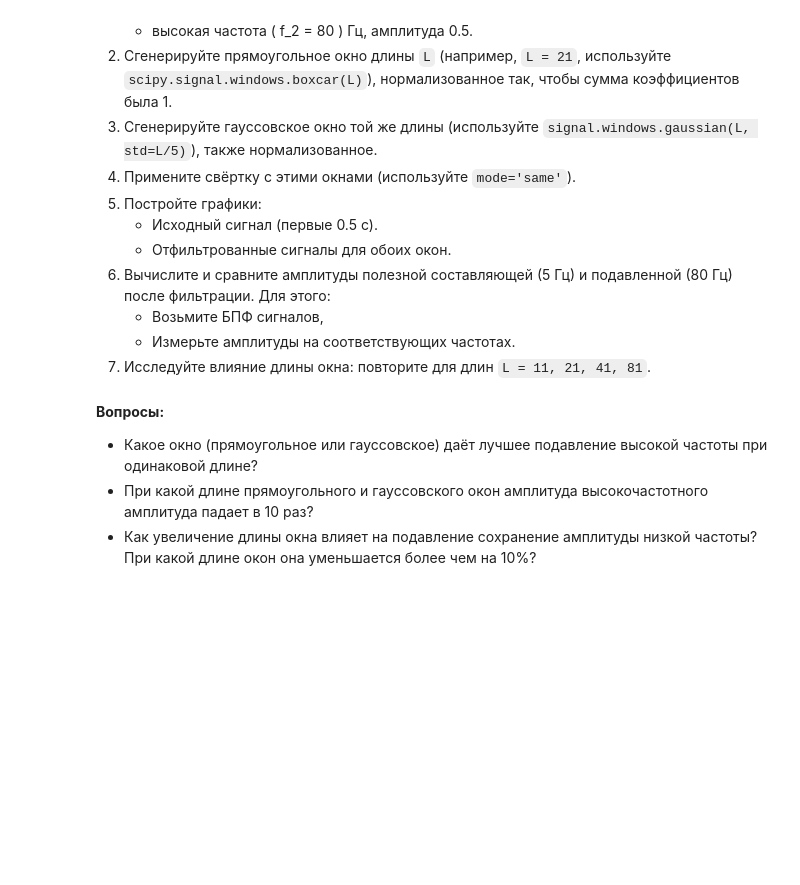
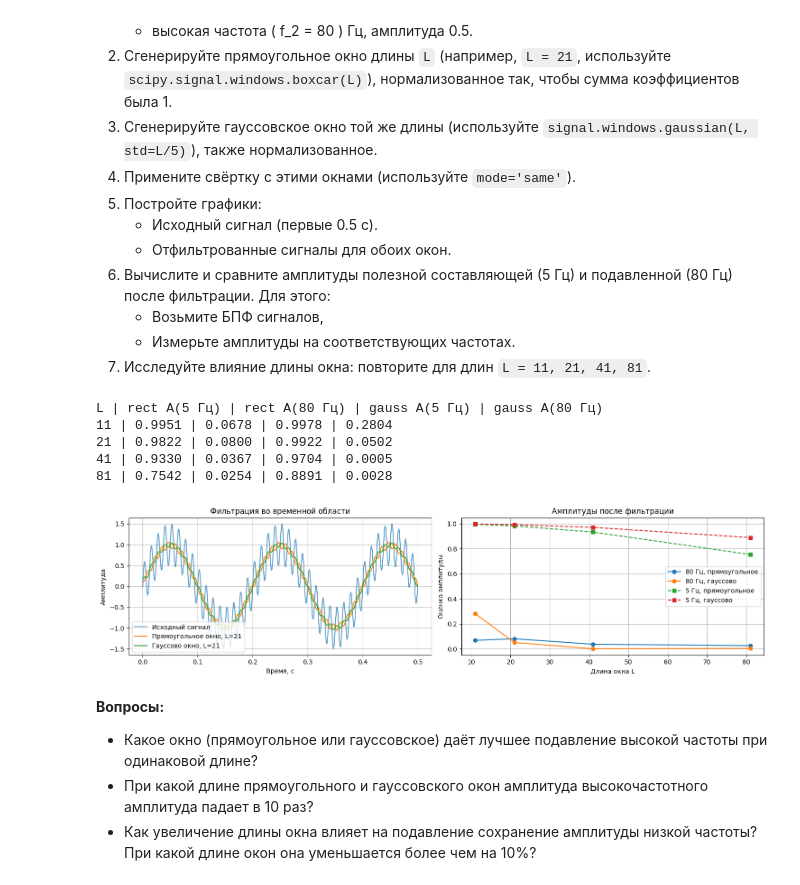
Before and after one commit to korzhimanov/dsp-seminars, a Jupyter notebook: seminars/kondakov_lab3.ipynb, the cells around one changed output. Saved outputs shown, nothing was run; the diff lists cells and outputs as text; code cells hidden in the pictures; blank space fills up the shorter version.

```diff
--- a/seminars/kondakov_lab3.ipynb
+++ b/seminars/kondakov_lab3.ipynb
@@ -120,71 +126,62 @@ print(f'RMSE между численным и аналитическим рез
 7. Исследуйте влияние длины окна: повторите для длин `L = 11, 21, 41, 81`.
 # %%
 fs = 1000
-duration = 2.0
-t = np.arange(0, duration, 1 / fs)
+t = np.arange(0, 2.0, 1 / fs)
 x = np.sin(2 * np.pi * 5 * t) + 0.5 * np.sin(2 * np.pi * 80 * t)
-
 lengths = [11, 21, 41, 81]
 
 
-def amplitude_at(signal_data, fs, target_freq):
-    spectrum = np.fft.rfft(signal_data)
-    freqs = np.fft.rfftfreq(len(signal_data), d=1 / fs)
-    idx = np.argmin(np.abs(freqs - target_freq))
-    return 2 * np.abs(spectrum[idx]) / len(signal_data)
+def amplitude_at(x, f):
+    spec = np.fft.rfft(x)
+    freqs = np.fft.rfftfreq(len(x), d=1 / fs)
+    i = np.argmin(np.abs(freqs - f))
+    return 2 * np.abs(spec[i]) / len(x)
 
 
 results = []
-example_signals = {}
 for L in lengths:
     rect = signal.windows.boxcar(L) / L
     gauss = signal.windows.gaussian(L, std=L / 5)
     gauss /= gauss.sum()
-
     y_rect = np.convolve(x, rect, mode='same')
     y_gauss = np.convolve(x, gauss, mode='same')
-
-    results.append({
-        'L': L,
-        'rect_5': amplitude_at(y_rect, fs, 5),
-        'rect_80': amplitude_at(y_rect, fs, 80),
-        'gauss_5': amplitude_at(y_gauss, fs, 5),
-        'gauss_80': amplitude_at(y_gauss, fs, 80),
-    })
-
-    if L == 21:
-        example_signals['rect'] = y_rect
-        example_signals['gauss'] = y_gauss
+    results.append((L, y_rect, y_gauss, amplitude_at(y_rect, 5), amplitude_at(y_rect, 80), amplitude_at(y_gauss, 5), amplitude_at(y_gauss, 80)))
 
 plot_mask = t <= 0.5
+L0, y_rect0, y_gauss0, *_ = next(row for row in results if row[0] == 21)
+
 fig, axes = plt.subplots(1, 2, figsize=(15, 4))
 axes[0].plot(t[plot_mask], x[plot_mask], label='Исходный сигнал', alpha=0.7)
-axes[0].plot(t[plot_mask], example_signals['rect'][plot_mask], label='Прямоугольное окно, L=21')
-axes[0].plot(t[plot_mask], example_signals['gauss'][plot_mask], label='Гауссово окно, L=21')
+axes[0].plot(t[plot_mask], y_rect0[plot_mask], label=f'Прямоугольное окно, L={L0}')
+axes[0].plot(t[plot_mask], y_gauss0[plot_mask], label=f'Гауссово окно, L={L0}')
 axes[0].set_title('Фильтрация во временной области')
 axes[0].set_xlabel('Время, с')
 axes[0].set_ylabel('Амплитуда')
 axes[0].legend()
 axes[0].grid(True)
 
-axes[1].plot(lengths, [row['rect_80'] for row in results], 'o-', label='80 Гц, прямоугольное')
-axes[1].plot(lengths, [row['gauss_80'] for row in results], 'o-', label='80 Гц, гауссово')
-axes[1].plot(lengths, [row['rect_5'] for row in results], 's--', label='5 Гц, прямоугольное')
-axes[1].plot(lengths, [row['gauss_5'] for row in results], 's--', label='5 Гц, гауссово')
+axes[1].plot(lengths, [row[4] for row in results], 'o-', label='80 Гц, прямоугольное')
+axes[1].plot(lengths, [row[6] for row in results], 'o-', label='80 Гц, гауссово')
+axes[1].plot(lengths, [row[3] for row in results], 's--', label='5 Гц, прямоугольное')
+axes[1].plot(lengths, [row[5] for row in results], 's--', label='5 Гц, гауссово')
 axes[1].set_title('Амплитуды после фильтрации')
 axes[1].set_xlabel('Длина окна L')
 axes[1].set_ylabel('Оценка амплитуды')
 axes[1].legend()
 axes[1].grid(True)
 plt.tight_layout()
 plt.show()
 
 print('L | rect A(5 Гц) | rect A(80 Гц) | gauss A(5 Гц) | gauss A(80 Гц)')
-for row in results:
-    print(
-        f"{row['L']:>2} | {row['rect_5']:.4f} | {row['rect_80']:.4f} | "
-        f"{row['gauss_5']:.4f} | {row['gauss_80']:.4f}"
-    )
+for L, _, _, rect_5, rect_80, gauss_5, gauss_80 in results:
+    print(f'{L:>2} | {rect_5:.4f} | {rect_80:.4f} | {gauss_5:.4f} | {gauss_80:.4f}')
+# %% [output]
+L | rect A(5 Гц) | rect A(80 Гц) | gauss A(5 Гц) | gauss A(80 Гц)
+11 | 0.9951 | 0.0678 | 0.9978 | 0.2804
+21 | 0.9822 | 0.0800 | 0.9922 | 0.0502
+41 | 0.9330 | 0.0367 | 0.9704 | 0.0005
+81 | 0.7542 | 0.0254 | 0.8891 | 0.0028
+[figure, added]
 # %% [markdown]
 **Вопросы:**
 - Какое окно (прямоугольное или гауссовское) даёт лучшее подавление высокой частоты при одинаковой длине?
```
Also changed, not shown: parts of 16 cells of this notebook.
